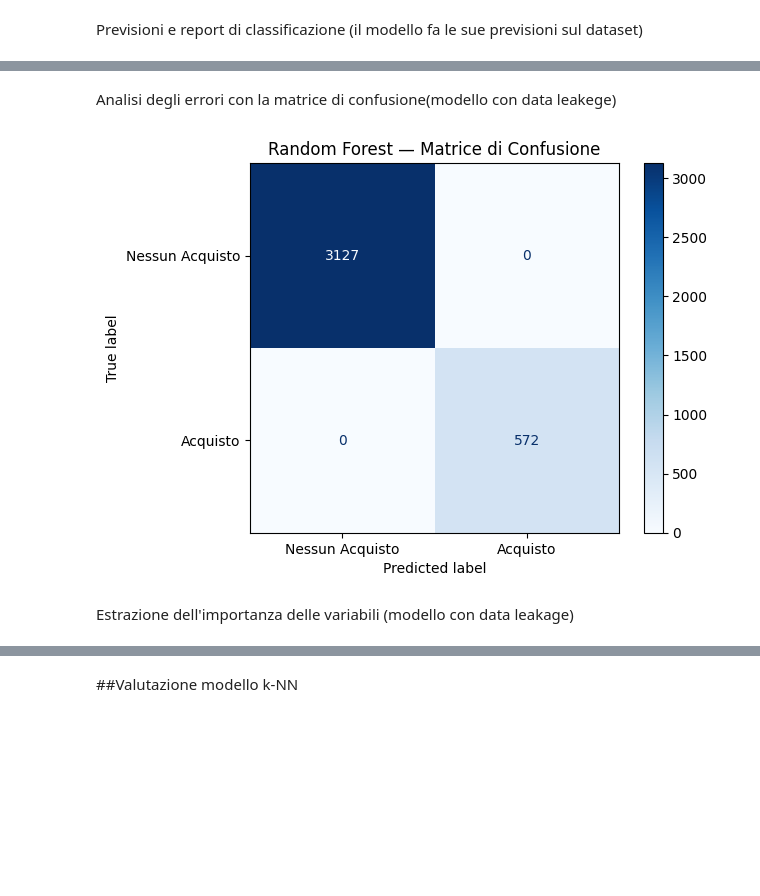
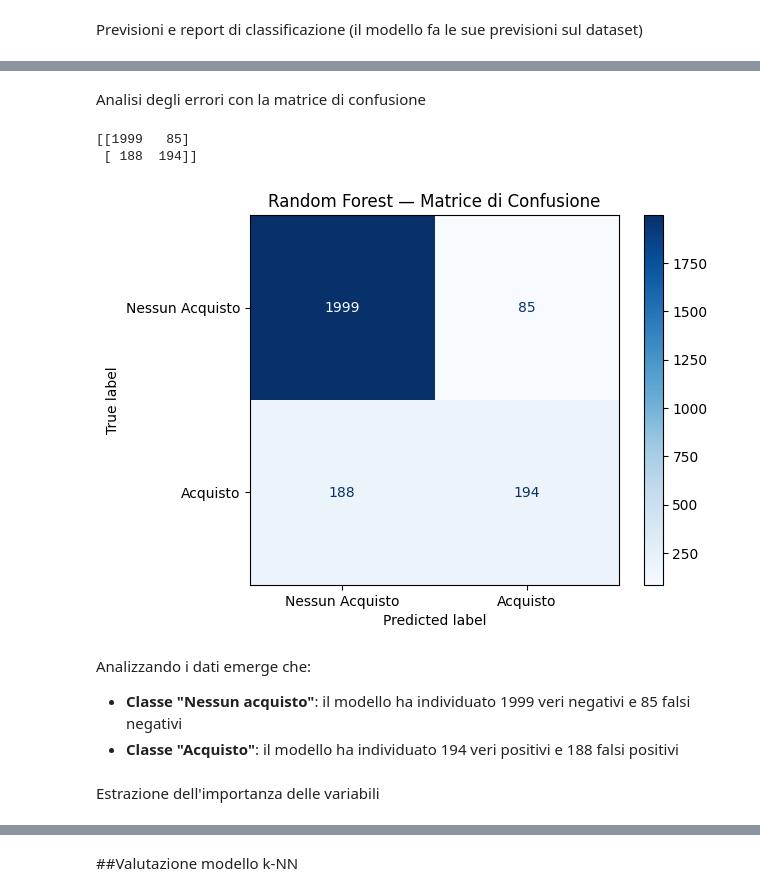
Before and after one commit to carlottaforza03/Progetto-IntroDSePC-Gruppo-6, a Jupyter notebook: notebooks/Progetto_IntroDSePC_gruppo_6.ipynb, the cells around one changed output, grey strips where cells are left out. Drawn from its saved outputs; the diff is of its cells as text; code cells hidden in the pictures; blank space fills up the shorter version.

```diff
--- a/notebooks/Progetto_IntroDSePC_gruppo_6.ipynb
+++ b/notebooks/Progetto_IntroDSePC_gruppo_6.ipynb
@@ -712,6 +702,8 @@ Questo picco di abbandoni immediati suggerisce probabili difetti di compatibilit
 # %% [markdown]
 ##Preprocessing e preparazione del dataset per l'addestramento
 # %%
+shopping = shopping.drop(columns=['Revenue_num'], errors='ignore')
+
 # 1. Conversione booleane → int (False=0, True=1)
 shopping['Weekend'] = shopping['Weekend'].astype(int)
 shopping['Revenue'] = shopping['Revenue'].astype(int)
@@ -734,0 +795,4 @@ X_test_scaled = scaler.transform(X_test)  # solo transform, mai fit!
+# %%
+%%time
+lr_model = LogisticRegression(max_iter=1000, random_state=42, solver='saga')
+lr_model.fit(X_train_scaled, y_train)
@@ -763,11 +841,3 @@ Divisione del dataset: 70% per studiare (train), 30% per l'esame finale (test)
-# %%
-X_train, X_test, y_train, y_test = train_test_split(
-    variabili_indipendenti,
-    variabile_target,
-    test_size=0.30,
-    random_state=42,
-    stratify=variabile_target
-)
 # %% [markdown]
 Configurazione e addestramento: creazione del modello
 # %%
@@ -814,16 +1030,26 @@ L'osservazione del grafico relativo all'importanza delle feature è ci fornisce
 # %% [markdown]
-Analisi degli errori con la matrice di confusione(modello con data leakege)
+Analisi degli errori con la matrice di confusione
 # %%
-cm_rf = confusion_matrix(y_test, pred_rf)
+cm_rf = confusion_matrix(y_test, pred_rf, labels=[0,1])
+print(cm_rf)
+
 disp = ConfusionMatrixDisplay(confusion_matrix=cm_rf, display_labels=["Nessun Acquisto", "Acquisto"])
 
 disp.plot(cmap='Blues')
 plt.title("Random Forest — Matrice di Confusione")
 plt.show()
 # %% [output]
+[[1999   85]
+ [ 188  194]]
-[figure, old version]
+[figure, new version]
+# %% [markdown]
+Analizzando i dati emerge che:
+
+
+*   **Classe "Nessun acquisto"**: il modello ha individuato 1999 veri negativi e 85 falsi negativi
+*   **Classe "Acquisto"**: il modello ha individuato 194 veri positivi e 188 falsi positivi
 # %% [markdown]
-Estrazione dell'importanza delle variabili (modello con data leakage)
+Estrazione dell'importanza delle variabili
 # %%
 importanza_variabili = pd.DataFrame({
     "feature": variabili_indipendenti.columns,
```
Also changed, not shown: parts of 111 cells of this notebook.
